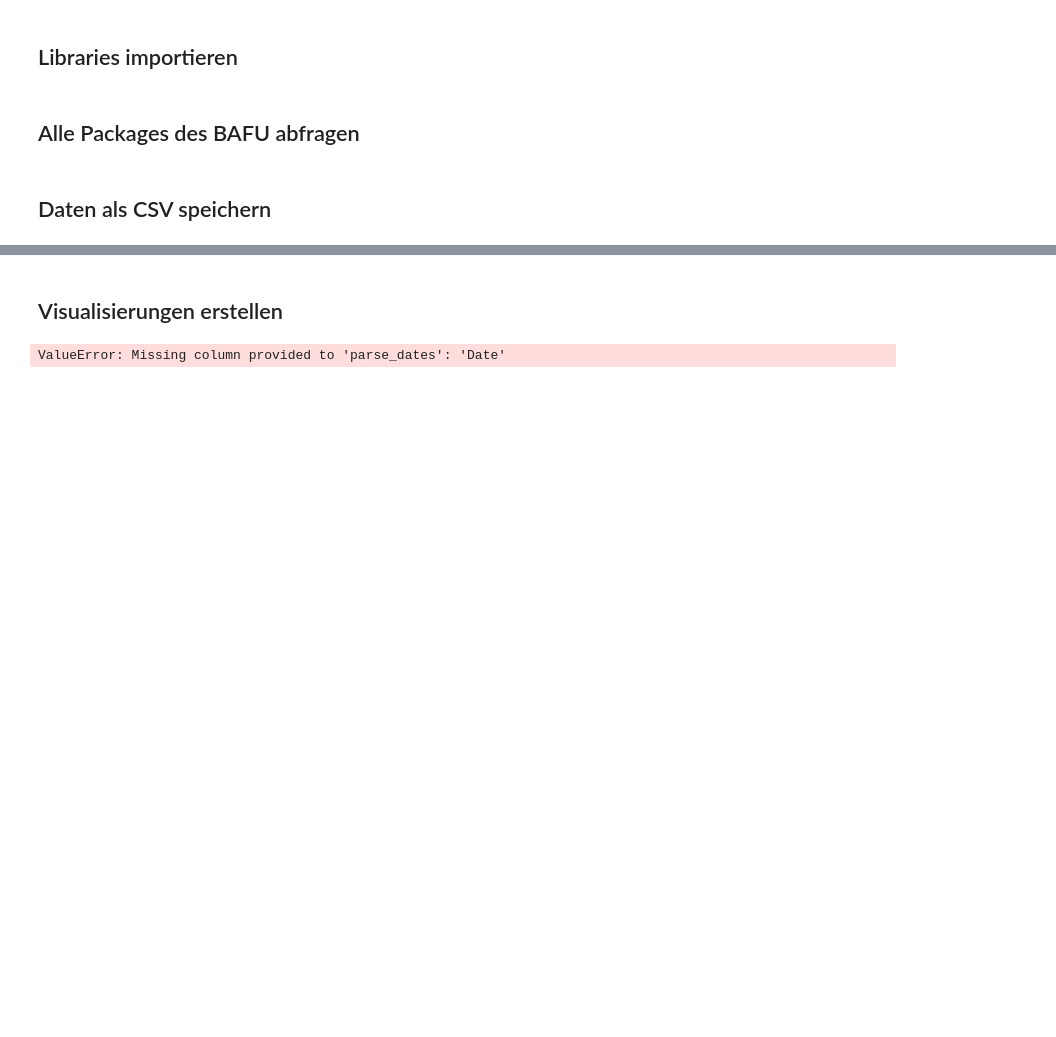
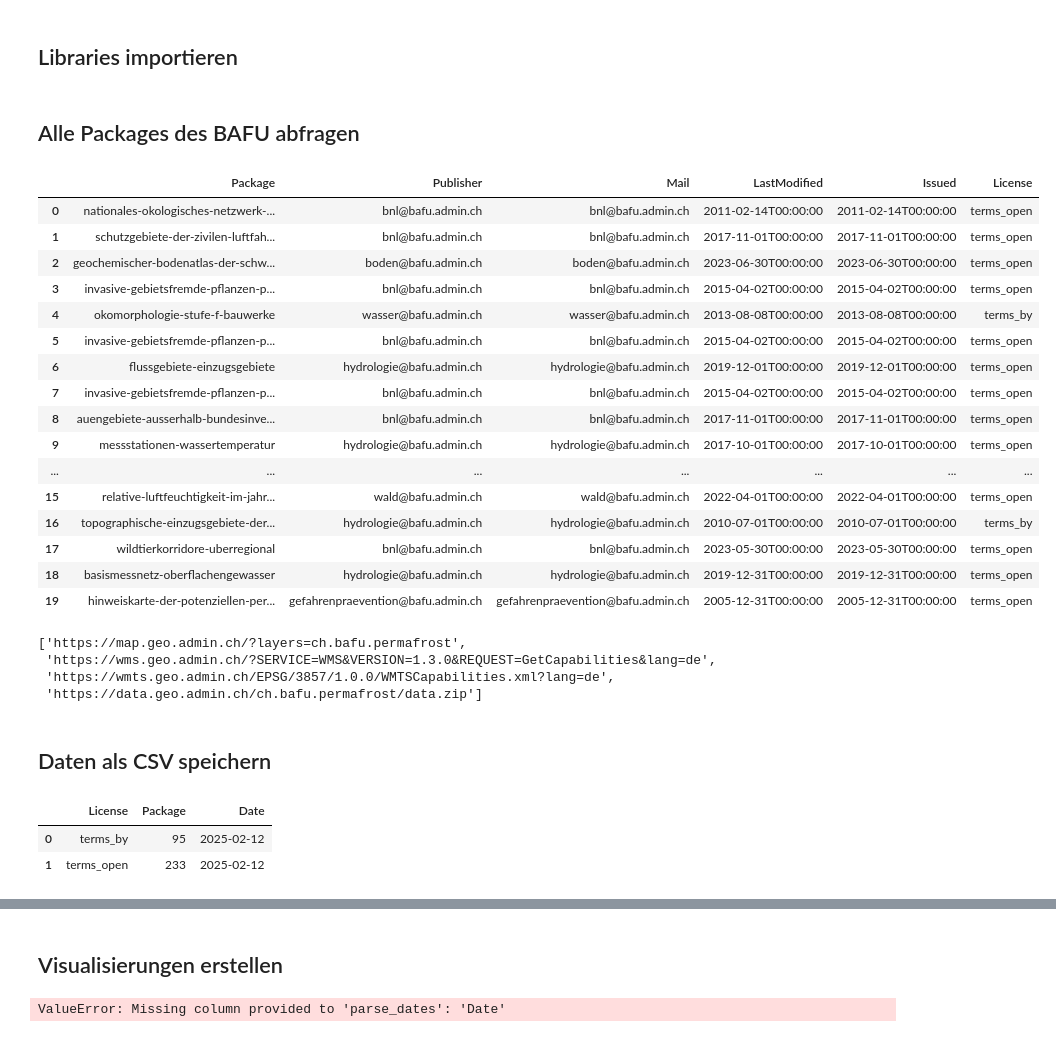
Before and after one commit to nrohrbach/OGD_Monitoring_BAFU, a Jupyter notebook: OGD_Monitoring_BAFU.ipynb, the cells around one changed output, grey strips where cells are left out. Drawn from its saved outputs; the diff is of its cells as text; code cells hidden in the pictures; blank space fills up the shorter version.

```diff
--- a/OGD_Monitoring_BAFU.ipynb
+++ b/OGD_Monitoring_BAFU.ipynb
@@ -57,3 +57,23 @@ dfPackages['LastModified'] = dfPackages.apply(lambda row: row['Issued'] if pd.is
 # %%
 # Lizenzstring kürzen
 dfPackages['License'] = dfPackages['License'].str.split('#').str[1]
+# %%
+dfPackages
+# %% [output]
+|  | Package | Publisher | Mail | LastModified | Issued | License |
+| 0 | nationales-okologisches-netzwerk-... | bnl@bafu.admin.ch | bnl@bafu.admin.ch | 2011-02-14T00:00:00 | 2011-02-14T00:00:00 | terms_open |
+| 1 | schutzgebiete-der-zivilen-luftfah... | bnl@bafu.admin.ch | bnl@bafu.admin.ch | 2017-11-01T00:00:00 | 2017-11-01T00:00:00 | terms_open |
+| 2 | geochemischer-bodenatlas-der-schw... | boden@bafu.admin.ch | boden@bafu.admin.ch | 2023-06-30T00:00:00 | 2023-06-30T00:00:00 | terms_open |
+| 3 | invasive-gebietsfremde-pflanzen-p... | bnl@bafu.admin.ch | bnl@bafu.admin.ch | 2015-04-02T00:00:00 | 2015-04-02T00:00:00 | terms_open |
+| 4 | okomorphologie-stufe-f-bauwerke | wasser@bafu.admin.ch | wasser@bafu.admin.ch | 2013-08-08T00:00:00 | 2013-08-08T00:00:00 | terms_by |
+| 5 | invasive-gebietsfremde-pflanzen-p... | bnl@bafu.admin.ch | bnl@bafu.admin.ch | 2015-04-02T00:00:00 | 2015-04-02T00:00:00 | terms_open |
+| 6 | flussgebiete-einzugsgebiete | hydrologie@bafu.admin.ch | hydrologie@bafu.admin.ch | 2019-12-01T00:00:00 | 2019-12-01T00:00:00 | terms_open |
+| 7 | invasive-gebietsfremde-pflanzen-p... | bnl@bafu.admin.ch | bnl@bafu.admin.ch | 2015-04-02T00:00:00 | 2015-04-02T00:00:00 | terms_open |
+| 8 | auengebiete-ausserhalb-bundesinve... | bnl@bafu.admin.ch | bnl@bafu.admin.ch | 2017-11-01T00:00:00 | 2017-11-01T00:00:00 | terms_open |
+| 9 | messstationen-wassertemperatur | hydrologie@bafu.admin.ch | hydrologie@bafu.admin.ch | 2017-10-01T00:00:00 | 2017-10-01T00:00:00 | terms_open |
+| ... | ... | ... | ... | ... | ... | ... |
+| 15 | relative-luftfeuchtigkeit-im-jahr... | wald@bafu.admin.ch | wald@bafu.admin.ch | 2022-04-01T00:00:00 | 2022-04-01T00:00:00 | terms_open |
+| 16 | topographische-einzugsgebiete-der... | hydrologie@bafu.admin.ch | hydrologie@bafu.admin.ch | 2010-07-01T00:00:00 | 2010-07-01T00:00:00 | terms_by |
+| 17 | wildtierkorridore-uberregional | bnl@bafu.admin.ch | bnl@bafu.admin.ch | 2023-05-30T00:00:00 | 2023-05-30T00:00:00 | terms_open |
+| 18 | basismessnetz-oberflachengewasser | hydrologie@bafu.admin.ch | hydrologie@bafu.admin.ch | 2019-12-31T00:00:00 | 2019-12-31T00:00:00 | terms_open |
+| 19 | hinweiskarte-der-potenziellen-per... | gefahrenpraevention@bafu.admin.ch | gefahrenpraevention@bafu.admin.ch | 2005-12-31T00:00:00 | 2005-12-31T00:00:00 | terms_open |
@@ -72,6 +94,13 @@ for package in Title:
 
     except:
         Datasets.append({'Package': package, 'Format': 'Unbekannt','Display_Name':''})
+# %%
+Display_Name
+# %% [output]
+['https://map.geo.admin.ch/?layers=ch.bafu.permafrost',
+ 'https://wms.geo.admin.ch/?SERVICE=WMS&VERSION=1.3.0&REQUEST=GetCapabilities&lang=de',
+ 'https://wmts.geo.admin.ch/EPSG/3857/1.0.0/WMTSCapabilities.xml?lang=de',
+ 'https://data.geo.admin.ch/ch.bafu.permafrost/data.zip']
 # %%
 # Dataframe der Datasets erstellen und mit dem Dataframe der Packages mergen
 dfDatasets = pd.DataFrame(Datasets)
@@ -120,9 +149,13 @@ dfLastUpdateCSV['Date'] = datetime.today().strftime("%Y-%m-%d")
 dfLastUpdateCSV.to_csv("data/BAFU_OGD_Monitoring_LastUpdate.csv", header=False, index=False, mode='a')
 # %%
 # Übersicht Lizenz speichern
-dfLicenseCSV = dfDatasets.groupby(['License'])['Package'].count().reset_index()
+dfLicenseCSV = dfPackages.groupby(['License'])['Package'].count().reset_index()
 dfLicenseCSV['Date'] = datetime.today().strftime("%Y-%m-%d")
 dfLicenseCSV.to_csv("data/BAFU_OGD_Monitoring_License.csv", header=False, index=False, mode='a')
+# %% [output]
+|  | License | Package | Date |
+| 0 | terms_by | 95 | 2025-02-12 |
+| 1 | terms_open | 233 | 2025-02-12 |
 # %%
 # Übersicht STAC speichern
 dfGeodatenCSV = dfGeodaten.groupby(['Mail','STAC'])['Package'].count().reset_index()
```
Also changed, not shown: parts of 5 cells of this notebook.
